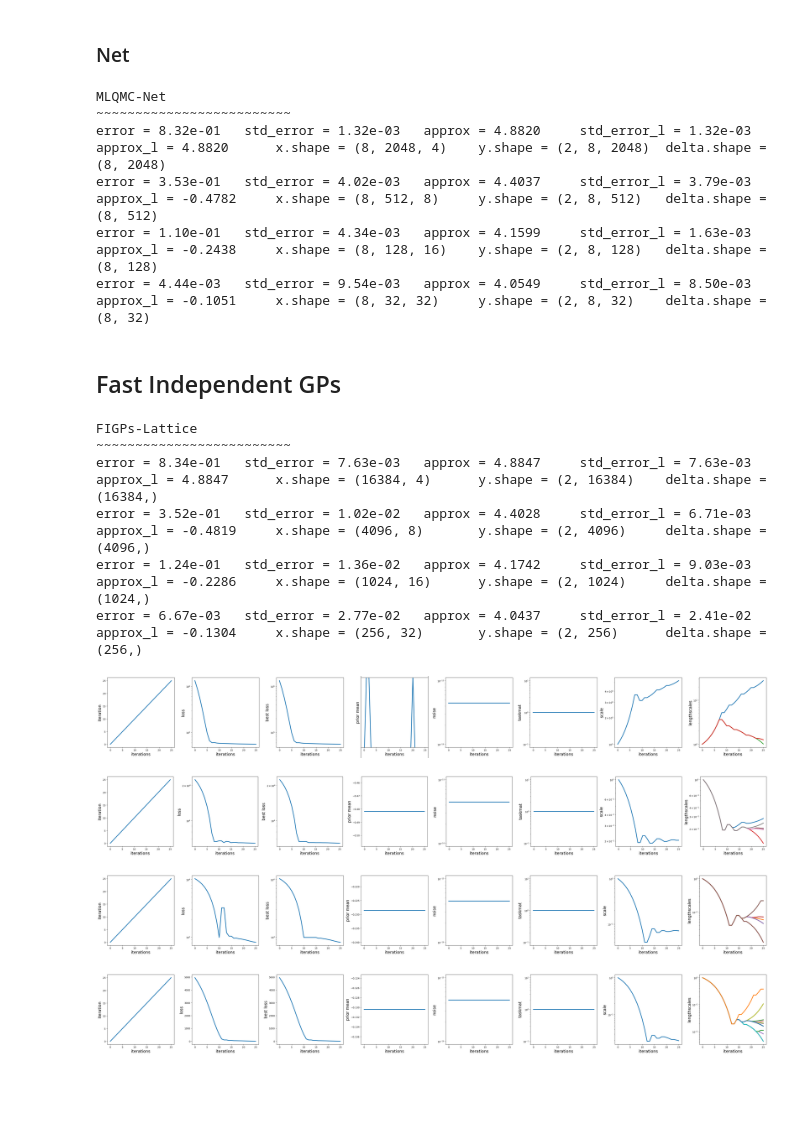
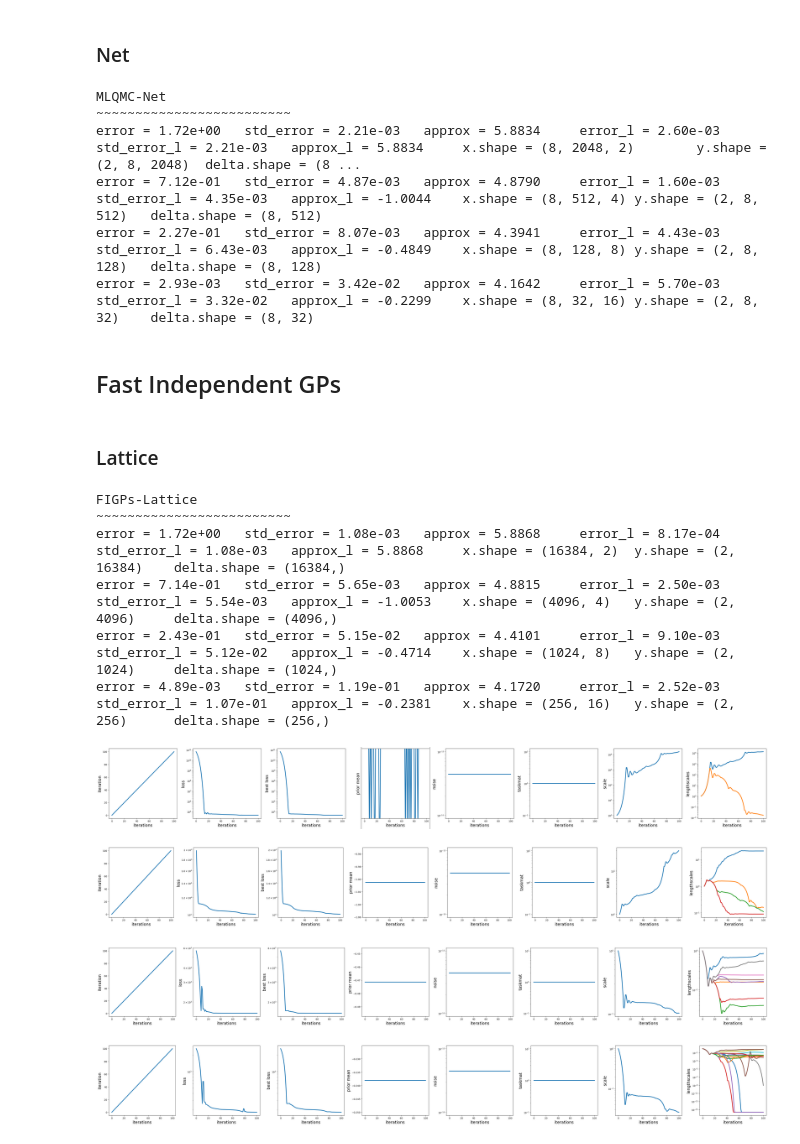
Before and after one commit to alegresor/fastgps, a Jupyter notebook: docs/examples/mlqmc/comparison.ipynb, the cells around one changed output. Saved outputs shown, nothing was run; the diff lists cells and outputs as text; code cells hidden in the pictures; blank space fills up the shorter version.

```diff
--- a/docs/examples/mlqmc/comparison.ipynb
+++ b/docs/examples/mlqmc/comparison.ipynb
@@ -26,7 +26,7 @@ levels = 4
 n = np.array([2**14,2**12,2**10,2**8])
 r = 8
 n_r = n//r
-d_coarsest = 4
+d_coarsest = 2
 f = qp.FinancialOption(
     sampler = qp.IIDStdUniform(dimension=d_coarsest),
     option = "ASIAN",
@@ -44,7 +44,8 @@ f = qp.FinancialOption(
 fs = [f]+f.spawn([l for l in range(1,levels)])
 d = [fs[l].d for l in range(levels)]
 exact_value_inf_dim = f.get_exact_value_inf_dim()
-exact_values = np.array([fs[l].get_exact_value() for l in range(levels)])
+exact_values = np.array([0]+[fs[l].get_exact_value() for l in range(levels)])
+exact_diffs = exact_values[1:]-exact_values[:-1]
 for l in range(levels):
-    print("l = %-7d d[l] = %-7d n[l] = %-7d n_r[l] = %-7d exact_values[l] = %-10.4f exact_value_inf_dim = %-10.4f"%(l,d[l],n[l],n_r[l],exact_values[l],exact_value_inf_dim))
+    print("l = %-7d d[l] = %-7d n[l] = %-7d n_r[l] = %-7d exact_diffs[l] = %-10.2e exact_values[l+1] = %-10.4f exact_value_inf_dim = %-10.4f"%(l,d[l],n[l],n_r[l],exact_diffs[l],exact_values[l+1],exact_value_inf_dim))
 # %% [output]
@@ -69,9 +70,10 @@ for l in range(levels):
     mlmc_approx += mlmc_approx_l
     mlmc_std_error_l = delta.std(ddof=1)/np.sqrt(n[l])
     mlmc_std_error = np.sqrt(mlmc_std_error**2+mlmc_std_error_l**2)
+    mlmc_true_error_l = np.abs(mlmc_approx_l-exact_diffs[l])
     mlmc_true_error = np.abs(mlmc_approx-exact_values[-1])
-    print("error = %-10.2e std_error = %-10.2e approx = %-10.4f std_error_l = %-10.2e approx_l = %-10.4f  x.shape = %-10s\ty.shape = %-10s\tdelta.shape = %-10s"\
-          %(mlmc_true_error,mlmc_std_error,mlmc_approx,mlmc_std_error_l,mlmc_approx_l,x.shape,y.shape,delta.shape))
+    print("error = %-10.2e std_error = %-10.2e approx = %-10.4f error_l = %-10.2e std_error_l = %-10.2e approx_l = %-10.4f x.shape = %-10s\ty.shape = %-10s\tdelta.shape = %-10s"\
+          %(mlmc_true_error,mlmc_std_error,mlmc_approx,mlmc_true_error_l,mlmc_std_error_l,mlmc_approx_l,x.shape,y.shape,delta.shape))
 # %% [output]
 MLMC-IID
 ~~~~~~~~~~~~~~~~~~~~~~~~~
@@ -99,9 +101,10 @@ for l in range(levels):
     mlqmc_lattice_approx += mlqmc_lattice_approx_l
     mlqmc_lattice_std_error_l = muhats.std(ddof=1)/np.sqrt(r)
     mlqmc_lattice_std_error = np.sqrt(mlqmc_lattice_std_error**2+mlqmc_lattice_std_error_l**2)
+    mlqmc_lattice_true_error_l = np.abs(mlqmc_lattice_approx_l-exact_diffs[l])
     mlqmc_lattice_true_error = np.abs(mlqmc_lattice_approx-exact_values[-1])
-    print("error = %-10.2e std_error = %-10.2e approx = %-10.4f std_error_l = %-10.2e approx_l = %-10.4f  x.shape = %-10s\ty.shape = %-10s\tdelta.shape = %-10s"\
-          %(mlqmc_lattice_true_error,mlqmc_lattice_std_error,mlqmc_lattice_approx,mlqmc_lattice_std_error_l,mlqmc_lattice_approx_l,x.shape,y.shape,delta.shape))
+    print("error = %-10.2e std_error = %-10.2e approx = %-10.4f error_l = %-10.2e std_error_l = %-10.2e approx_l = %-10.4f x.shape = %-10s\ty.shape = %-10s\tdelta.shape = %-10s"\
+          %(mlqmc_lattice_true_error,mlqmc_lattice_std_error,mlqmc_lattice_approx,mlqmc_lattice_true_error_l,mlqmc_lattice_std_error_l,mlqmc_lattice_approx_l,x.shape,y.shape,delta.shape))
 # %% [output]
 MLQMC-Lattice
 ~~~~~~~~~~~~~~~~~~~~~~~~~
@@ -127,18 +130,21 @@ for l in range(levels):
     mlqmc_net_approx += mlqmc_net_approx_l
     mlqmc_net_std_error_l = muhats.std(ddof=1)/np.sqrt(r)
     mlqmc_net_std_error = np.sqrt(mlqmc_net_std_error**2+mlqmc_net_std_error_l**2)
+    mlqmc_net_true_error_l = np.abs(mlqmc_net_approx_l-exact_diffs[l])
     mlqmc_net_true_error = np.abs(mlqmc_net_approx-exact_values[-1])
-    print("error = %-10.2e std_error = %-10.2e approx = %-10.4f std_error_l = %-10.2e approx_l = %-10.4f  x.shape = %-10s\ty.shape = %-10s\tdelta.shape = %-10s"\
-          %(mlqmc_net_true_error,mlqmc_net_std_error,mlqmc_net_approx,mlqmc_net_std_error_l,mlqmc_net_approx_l,x.shape,y.shape,delta.shape))
+    print("error = %-10.2e std_error = %-10.2e approx = %-10.4f error_l = %-10.2e std_error_l = %-10.2e approx_l = %-10.4f x.shape = %-10s\ty.shape = %-10s\tdelta.shape = %-10s"\
+          %(mlqmc_net_true_error,mlqmc_net_std_error,mlqmc_net_approx,mlqmc_net_true_error_l,mlqmc_net_std_error_l,mlqmc_net_approx_l,x.shape,y.shape,delta.shape))
 # %% [output]
 MLQMC-Net
 ~~~~~~~~~~~~~~~~~~~~~~~~~
-error = 8.32e-01   std_error = 1.32e-03   approx = 4.8820     std_error_l = 1.32e-03   approx_l = 4.8820      x.shape = (8, 2048, 4)    y.shape = (2, 8, 2048)  delta.shape = (8, 2048)
-error = 3.53e-01   std_error = 4.02e-03   approx = 4.4037     std_error_l = 3.79e-03   approx_l = -0.4782     x.shape = (8, 512, 8)     y.shape = (2, 8, 512)   delta.shape = (8, 512)
-error = 1.10e-01   std_error = 4.34e-03   approx = 4.1599     std_error_l = 1.63e-03   approx_l = -0.2438     x.shape = (8, 128, 16)    y.shape = (2, 8, 128)   delta.shape = (8, 128)
-error = 4.44e-03   std_error = 9.54e-03   approx = 4.0549     std_error_l = 8.50e-03   approx_l = -0.1051     x.shape = (8, 32, 32)     y.shape = (2, 8, 32)    delta.shape = (8, 32)
+error = 1.72e+00   std_error = 2.21e-03   approx = 5.8834     error_l = 2.60e-03   std_error_l = 2.21e-03   approx_l = 5.8834     x.shape = (8, 2048, 2)        y.shape = (2, 8, 2048)  delta.shape = (8 ...
+error = 7.12e-01   std_error = 4.87e-03   approx = 4.8790     error_l = 1.60e-03   std_error_l = 4.35e-03   approx_l = -1.0044    x.shape = (8, 512, 4) y.shape = (2, 8, 512)   delta.shape = (8, 512)
+error = 2.27e-01   std_error = 8.07e-03   approx = 4.3941     error_l = 4.43e-03   std_error_l = 6.43e-03   approx_l = -0.4849    x.shape = (8, 128, 8) y.shape = (2, 8, 128)   delta.shape = (8, 128)
+error = 2.93e-03   std_error = 3.42e-02   approx = 4.1642     error_l = 5.70e-03   std_error_l = 3.32e-02   approx_l = -0.2299    x.shape = (8, 32, 16) y.shape = (2, 8, 32)    delta.shape = (8, 32)
 # %% [markdown]
 ## Fast Independent GPs
+# %% [markdown]
+### Lattice
 # %%
 print("FIGPs-Lattice")
 print("~"*25)
@@ -149,42 +155,43 @@ figps_lattice = [
         kernel = qp.KernelShiftInvar(
             d = d[l],
             torchify = True,
             alpha = 2,
         ),
         seqs = lattice_samplers_figps[l],
     )
     for l in range(levels)
 ]
 figps_lattice_approx = 0
 figps_lattice_std_error = 0
 for l in range(levels):
     x = figps_lattice[l].get_x_next(n=n[l]).numpy()
     y = fs[l].f(x)
     delta = y[1]-y[0]
     figps_lattice[l].add_y_next(torch.from_numpy(delta))
     fit_data = figps_lattice[l].fit(
         loss_metric = "MLL",
-        stop_crit_improvement_threshold = 1e-0,
-        iterations = 25,
+        stop_crit_improvement_threshold = 1e-3,
+        iterations = 100,
         store_hists = True,
         verbose = False,
     )
     fastgps.plot_fastgps_fit_data(fit_data)
     figps_lattice_approx_l = figps_lattice[l].post_cubature_mean().numpy()
     figps_lattice_approx += figps_lattice_approx_l
     figps_lattice_std_error_l = np.sqrt(figps_lattice[l].post_cubature_var().numpy())
     figps_lattice_std_error = np.sqrt(figps_lattice_std_error**2+figps_lattice_std_error_l**2)
+    figps_lattice_true_error_l = np.abs(figps_lattice_approx_l-exact_diffs[l])
     figps_lattice_true_error = np.abs(figps_lattice_approx-exact_values[-1])
-    print("error = %-10.2e std_error = %-10.2e approx = %-10.4f std_error_l = %-10.2e approx_l = %-10.4f  x.shape = %-10s\ty.shape = %-10s\tdelta.shape = %-10s"\
-          %(figps_lattice_true_error,figps_lattice_std_error,figps_lattice_approx,figps_lattice_std_error_l,figps_lattice_approx_l,x.shape,y.shape,delta.shape))
+    print("error = %-10.2e std_error = %-10.2e approx = %-10.4f error_l = %-10.2e std_error_l = %-10.2e approx_l = %-10.4f x.shape = %-10s\ty.shape = %-10s\tdelta.shape = %-10s"\
+          %(figps_lattice_true_error,figps_lattice_std_error,figps_lattice_approx,figps_lattice_true_error_l,figps_lattice_std_error_l,figps_lattice_approx_l,x.shape,y.shape,delta.shape))
 # %% [output]
 FIGPs-Lattice
 ~~~~~~~~~~~~~~~~~~~~~~~~~
-error = 8.34e-01   std_error = 7.63e-03   approx = 4.8847     std_error_l = 7.63e-03   approx_l = 4.8847      x.shape = (16384, 4)      y.shape = (2, 16384)    delta.shape = (16384,)
-error = 3.52e-01   std_error = 1.02e-02   approx = 4.4028     std_error_l = 6.71e-03   approx_l = -0.4819     x.shape = (4096, 8)       y.shape = (2, 4096)     delta.shape = (4096,)
-error = 1.24e-01   std_error = 1.36e-02   approx = 4.1742     std_error_l = 9.03e-03   approx_l = -0.2286     x.shape = (1024, 16)      y.shape = (2, 1024)     delta.shape = (1024,)
-error = 6.67e-03   std_error = 2.77e-02   approx = 4.0437     std_error_l = 2.41e-02   approx_l = -0.1304     x.shape = (256, 32)       y.shape = (2, 256)      delta.shape = (256,)
+error = 1.72e+00   std_error = 1.08e-03   approx = 5.8868     error_l = 8.17e-04   std_error_l = 1.08e-03   approx_l = 5.8868     x.shape = (16384, 2)  y.shape = (2, 16384)    delta.shape = (16384,)
+error = 7.14e-01   std_error = 5.65e-03   approx = 4.8815     error_l = 2.50e-03   std_error_l = 5.54e-03   approx_l = -1.0053    x.shape = (4096, 4)   y.shape = (2, 4096)     delta.shape = (4096,)
+error = 2.43e-01   std_error = 5.15e-02   approx = 4.4101     error_l = 9.10e-03   std_error_l = 5.12e-02   approx_l = -0.4714    x.shape = (1024, 8)   y.shape = (2, 1024)     delta.shape = (1024,)
+error = 4.89e-03   std_error = 1.19e-01   approx = 4.1720     error_l = 2.52e-03   std_error_l = 1.07e-01   approx_l = -0.2381    x.shape = (256, 16)   y.shape = (2, 256)      delta.shape = (256,)
-[figure, old version]
+[figure, new version]
-[figure, old version]
+[figure, new version]
-[figure, old version]
+[figure, new version]
-[figure, old version]
+[figure, new version]
```
Also changed, not shown: parts of 15 cells of this notebook.
